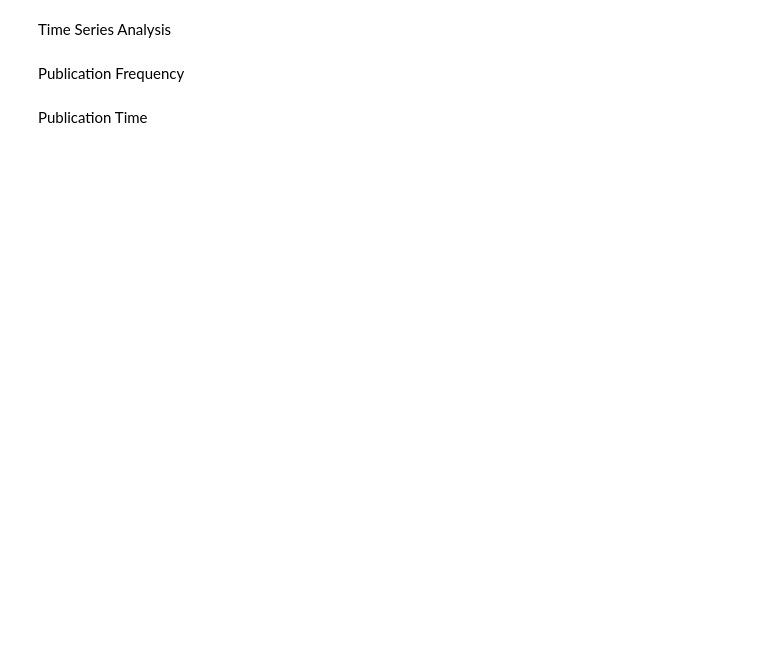
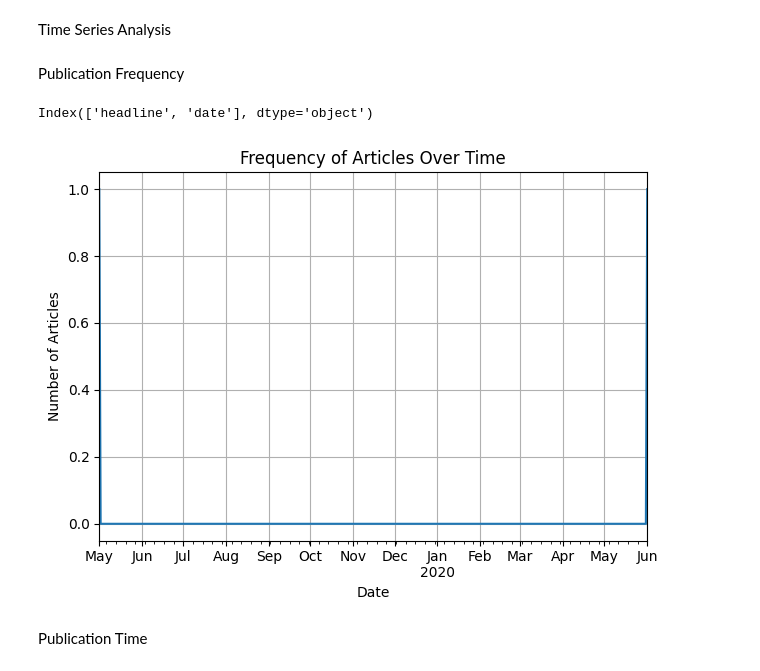
Before and after one commit to robegetachew/kaim-week1, a Jupyter notebook: notebooks/eda.ipynb, the cells around one changed output. Drawn from its saved outputs; the diff is of its cells as text; code cells hidden in the pictures; blank space fills up the shorter version.

```diff
--- a/notebooks/eda.ipynb
+++ b/notebooks/eda.ipynb
@@ -433,9 +463,39 @@ Time Series Analysis
 # %% [markdown]
 Publication Frequency
 # %%
-# Analyze the frequency of articles over time:
-df.set_index('date', inplace=True)
-df.resample('D').size().plot()
+import pandas as pd
+import matplotlib.pyplot as plt
+
+# Assuming 'df' is your DataFrame
+data = {
+    'headline': ["Stocks rise on positive earnings", "Economic downturn impacts market"],
+    'date': ["2020-06-01", "2019-05-01"]
+}
+df = pd.DataFrame(data)
+
+# Convert the 'date' column to datetime
+df['date'] = pd.to_datetime(df['date'])
+
+# Verify if 'date' column exists
+print(df.columns)
+
+if 'date' in df.columns:
+    # Set the 'date' column as the index
+    df.set_index('date', inplace=True)
+
+    # Resample and plot the frequency of articles over time
+    df.resample('D').size().plot()
+    plt.title('Frequency of Articles Over Time')
+    plt.xlabel('Date')
+    plt.ylabel('Number of Articles')
+    plt.grid(True)
+    plt.tight_layout()
+    plt.show()
+else:
+    print("The 'date' column does not exist in the DataFrame.")
+# %% [output]
+Index(['headline', 'date'], dtype='object')
+[figure, added]
 # %% [markdown]
 Publication Time
 # %%
```
Also changed, not shown: parts of 10 cells of this notebook.
